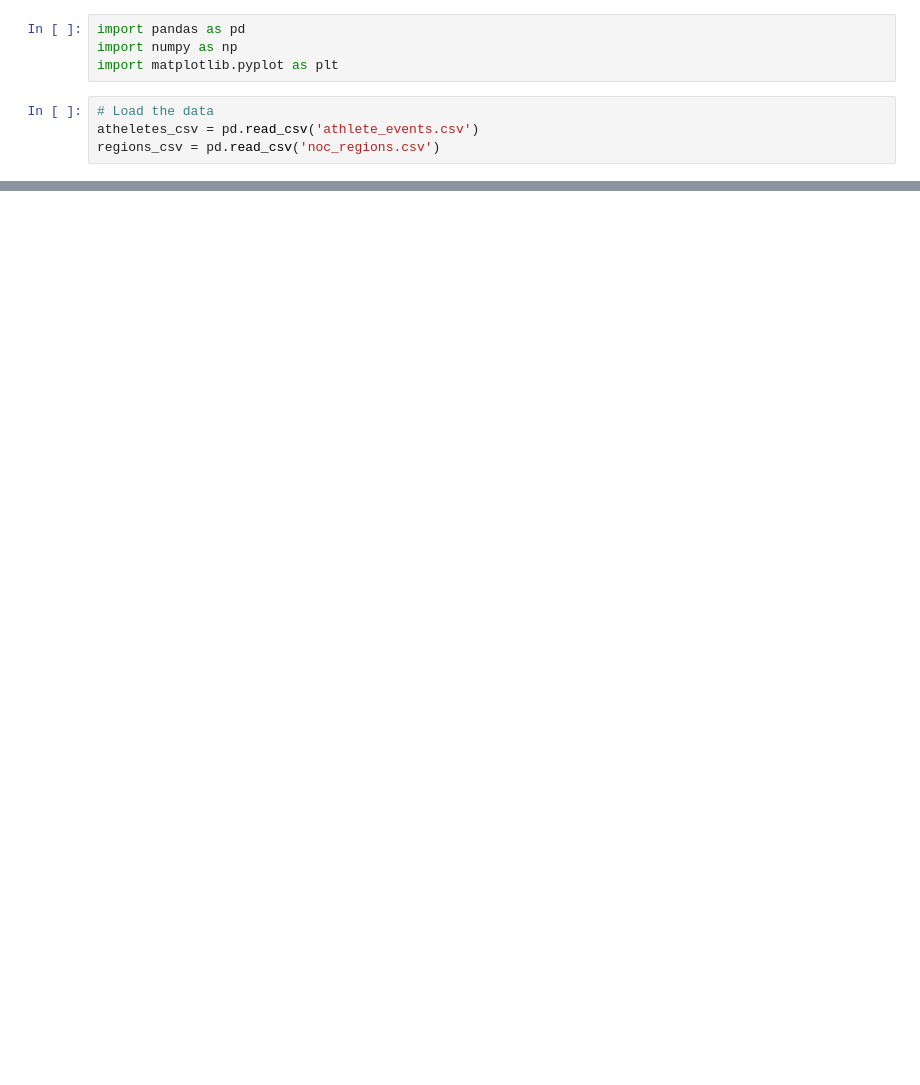
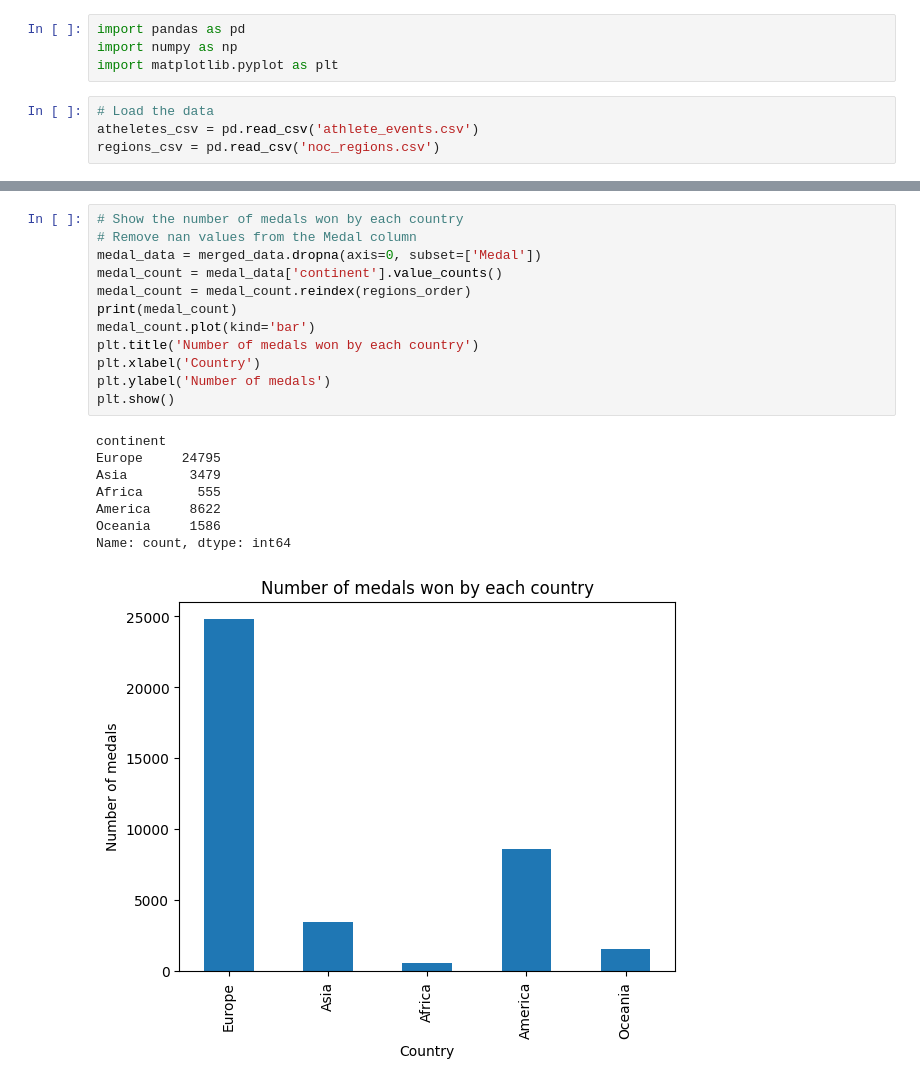
Before and after one commit to AnassTaher/data-wrangling, a Jupyter notebook: nationality.ipynb, the cells around one changed output, grey strips where cells are left out. Saved outputs shown, nothing was run; the diff lists cells and outputs as text; blank space fills up the shorter version.

```diff
--- a/nationality.ipynb
+++ b/nationality.ipynb
@@ -38,0 +64,21 @@ Index(['NOC', 'region', 'notes', 'continent'], dtype='object')
+# %%
+# Show the number of medals won by each country
+# Remove nan values from the Medal column
+medal_data = merged_data.dropna(axis=0, subset=['Medal'])
+medal_count = medal_data['continent'].value_counts()
+medal_count = medal_count.reindex(regions_order)
+print(medal_count)
+medal_count.plot(kind='bar')
+plt.title('Number of medals won by each country')
+plt.xlabel('Country')
+plt.ylabel('Number of medals')
+plt.show()
+# %% [output]
+continent
+Europe     24795
+Asia        3479
+Africa       555
+America     8622
+Oceania     1586
+Name: count, dtype: int64
+[figure, added]
```
Also changed, not shown: parts of 6 cells of this notebook.
